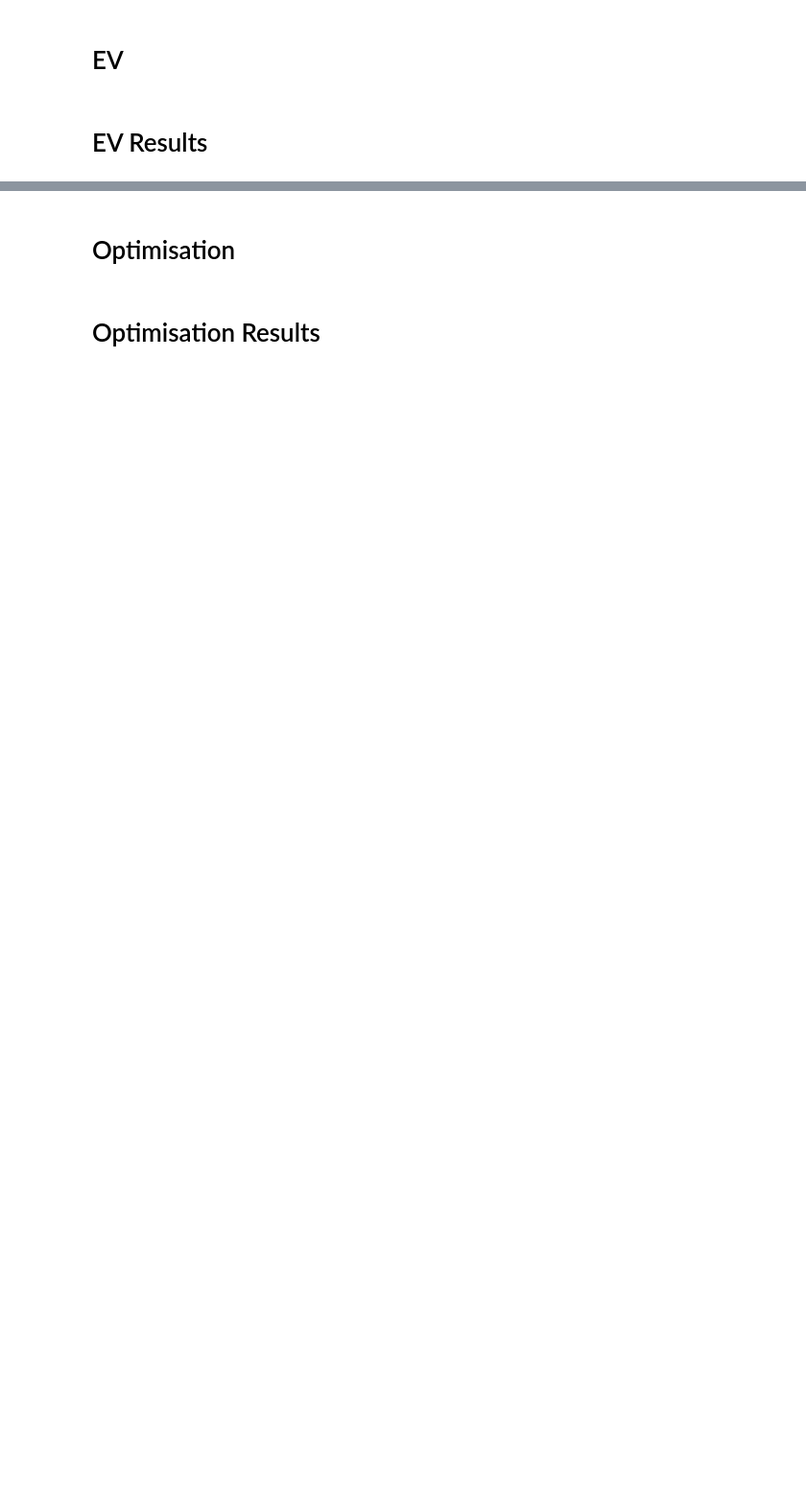
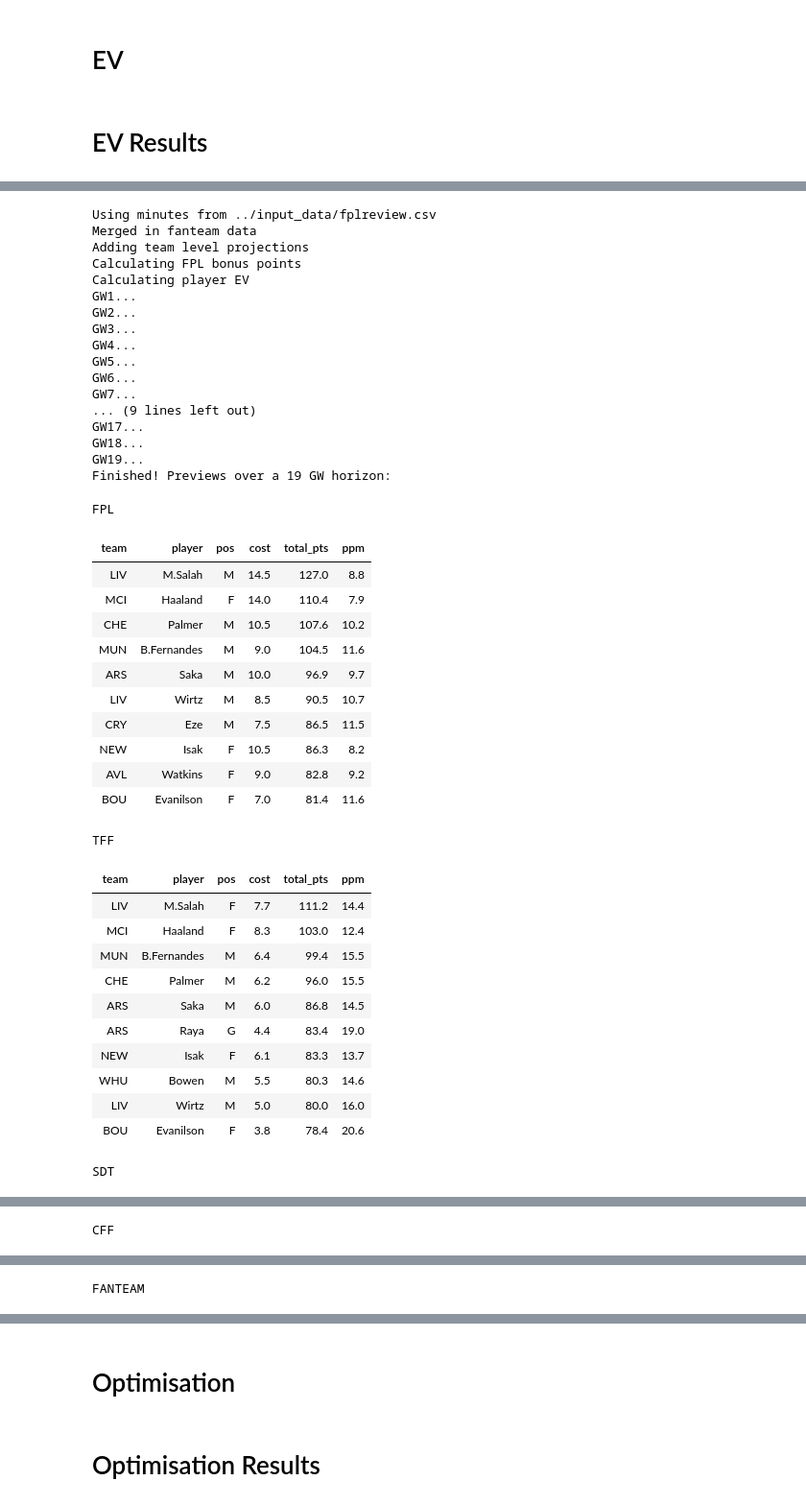
Before and after one commit to SamTroy/multi_ff_opt, a Jupyter notebook: run/run.ipynb, the cells around one changed output, grey strips where cells are left out. Shown at 96% size. Drawn from its saved outputs; the diff is of its cells as text; code cells hidden in the pictures; blank space fills up the shorter version.

```diff
--- a/run/run.ipynb
+++ b/run/run.ipynb
@@ -767,16 +789,6 @@ def fpl_ev_calc(player_dict, opp_dict, team_dict, fpl_gw=1, e_npg=0.3, e_pen=0.0
         cbitr_ev = 2 * (1 - norm.cdf(x=11.58, loc=mu_cbitr, scale=2+mu_cbitr/3))
     else:
         cbitr_ev = 0
-
-    # # is roefs doing alright over there
-    # if player_dict['fpl_code'] == 498016:
-    #     print(f"Roefs: Opp:{opp_dict['fpl_short_team_name']}\t gcev: {round(gc_ev,2)}\t musv: {round(mu_sv,2)}\t svev: {round(sv_ev,2)}")
-
-    # # Tarky VVD comparison
-    # if player_dict['fpl_code'] == 17761:
-    #     print(f'Tarky: Opp:{opp_dict['fpl_short_team_name']}\t CBITs: {round(cbitr_ev,2)}\t Bonus: {round(fpl_bonus,2)}\t CS: {round(cs_ev,2)}\t Anytime scorer: {round((g_ev+pen_ev)/x_95s/6,2)}, Anytime assits: {round(a_ev/x_95s/3,2)}')
-    # if player_dict['fpl_code'] == 97032:
-    #     print(f'VVD: Opp:{opp_dict['fpl_short_team_name']}\t CBITs: {round(cbitr_ev,2)}\t Bonus: {round(fpl_bonus,2)}\t CS: {round(cs_ev,2)}\t Anytime scorer: {round((g_ev+pen_ev)/x_95s/6,2)}, Anytime assits: {round(a_ev/x_95s/3,2)}')
 
     misc_ev = - 1 * player_dict['yc'] * opp_dict['yc_a_k'] * x_95s
     misc_ev -= 3 * player_dict['s_rc'] * opp_dict['s_rc_a_k'] * x_95s
@@ -969,7 +981,7 @@ def fanteam_ev_calc(player_dict, opp_dict, team_dict, fpl_gw=1, e_npg=0.3, e_pen
     mins_ev = p_sub + p_start
     mins_ev += p_start * player_dict['p60_gstart']
     if player_dict['fanteam_pos'] in ['M', 'F']:
-        mins_ev += p_start * player_dict['p60_gstart']
+        mins_ev += p_start * player_dict['p90_gstart']
 
     wl_ev = 0.3*pwin/x_95s - 0.3*ploss/x_95s
 
@@ -1005,7 +1017,7 @@ def fanteam_ev_calc(player_dict, opp_dict, team_dict, fpl_gw=1, e_npg=0.3, e_pen
     return mins_ev + wl_ev + g_ev + pen_ev + sot_ev + a_ev + cs_ev + gc_ev + sv_ev + misc_ev
 # %%
 def generate_ev(custom_fixtures=None, exclude_past_games=True, last_date=None, xmin_cutoff=0, aux_weight=0.8, formats='tff',
-                write_to_csv=True, write_to_excel=True):
+                write_to_csv=True, write_to_excel=True, write_fanteam_for_colab=True):
 
     if isinstance(formats, str):
         formats = [formats]
@@ -1184,6 +1196,19 @@ def generate_ev(custom_fixtures=None, exclude_past_games=True, last_date=None, x
             if frame is not None:
                 frame.to_excel(writer, sheet_name = name, index=False)
         writer.close()
+    # To save in a viable format for Sertalp's Colab solver
+    if write_fanteam_for_colab:
+        ft_colab = fanteam_ev.copy()
+        iddict = {}
+        for index, row in player_data.iterrows():
+            iddict[row['fpl_code']] = row['fanteam_id']
+        ft_colab['ID'] = ft_colab['fpl_code'].map(iddict)
+        ft_colab = ft_colab.rename(columns={'player':'Name', 'team':'Team', 'cost':'BV', 'pos':'Pos'})
+        ft_colab = ft_colab.rename(columns={x: str(x)+'_Pts' for x in gw_progress_list})
+        ft_colab['SV'] = ft_colab['BV']
+        ft_colab['ID'] = ft_colab['ID'].astype(int)
+        ft_colab = ft_colab.drop(['fpl_code', 'ppm'], axis=1)
+        ft_colab.to_csv(f'../output/fanteam_ev_colab.csv', index=False)
 
     html_string = ''
     for key, value in results_dict.items():
@@ -1305,3 +1337,46 @@ You're encouraged to change player minutes according to your own beliefs, and es
 # %%
-ev_results = generate_ev(last_date=12, xmin_cutoff=10, aux_weight=0.7, formats=['fpl','tff', 'sdt', 'cff', 'fanteam'],
-                         write_to_csv=True, write_to_excel=True)
+ev_results = generate_ev(last_date=19, xmin_cutoff=10, aux_weight=0, formats=['fpl','tff', 'sdt', 'cff', 'fanteam'],
+                         write_to_csv=True, write_to_excel=True, write_fanteam_for_colab=True)
+# %% [output]
+Using minutes from ../input_data/fplreview.csv
+Merged in fanteam data
+Adding team level projections
+Calculating FPL bonus points
+Calculating player EV
+GW1...
+GW2...
+GW3...
+GW4...
+GW5...
+GW6...
+GW7...
+... (9 lines left out)
+GW17...
+GW18...
+GW19...
+Finished! Previews over a 19 GW horizon:
+FPL
+| team | player | pos | cost | total_pts | ppm |
+| LIV | M.Salah | M | 14.5 | 127.0 | 8.8 |
+| MCI | Haaland | F | 14.0 | 110.4 | 7.9 |
+| CHE | Palmer | M | 10.5 | 107.6 | 10.2 |
+| MUN | B.Fernandes | M | 9.0 | 104.5 | 11.6 |
+| ARS | Saka | M | 10.0 | 96.9 | 9.7 |
+| LIV | Wirtz | M | 8.5 | 90.5 | 10.7 |
+| CRY | Eze | M | 7.5 | 86.5 | 11.5 |
+| NEW | Isak | F | 10.5 | 86.3 | 8.2 |
+| AVL | Watkins | F | 9.0 | 82.8 | 9.2 |
+| BOU | Evanilson | F | 7.0 | 81.4 | 11.6 |
+TFF
+| team | player | pos | cost | total_pts | ppm |
+| LIV | M.Salah | F | 7.7 | 111.2 | 14.4 |
+| MCI | Haaland | F | 8.3 | 103.0 | 12.4 |
+| MUN | B.Fernandes | M | 6.4 | 99.4 | 15.5 |
+| CHE | Palmer | M | 6.2 | 96.0 | 15.5 |
+| ARS | Saka | M | 6.0 | 86.8 | 14.5 |
+| ARS | Raya | G | 4.4 | 83.4 | 19.0 |
+| NEW | Isak | F | 6.1 | 83.3 | 13.7 |
+| WHU | Bowen | M | 5.5 | 80.3 | 14.6 |
+| LIV | Wirtz | M | 5.0 | 80.0 | 16.0 |
+| BOU | Evanilson | F | 3.8 | 78.4 | 20.6 |
+SDT
@@ -1307,0 +1394 @@ ev_results = generate_ev(last_date=12, xmin_cutoff=10, aux_weight=0.7, formats=[
+CFF
@@ -1307,0 +1406 @@ ev_results = generate_ev(last_date=12, xmin_cutoff=10, aux_weight=0.7, formats=[
+FANTEAM
```
Also changed, not shown: parts of 12 cells of this notebook, 13 other files.
